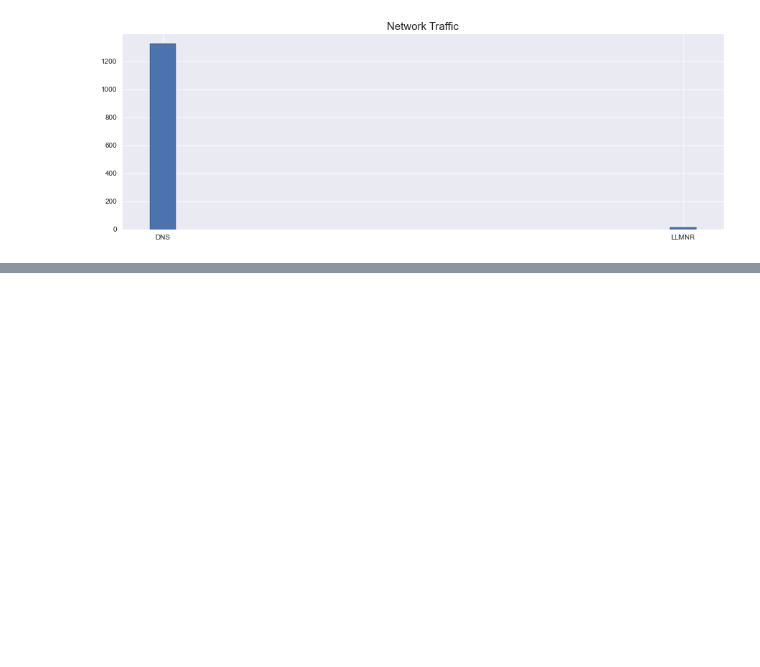
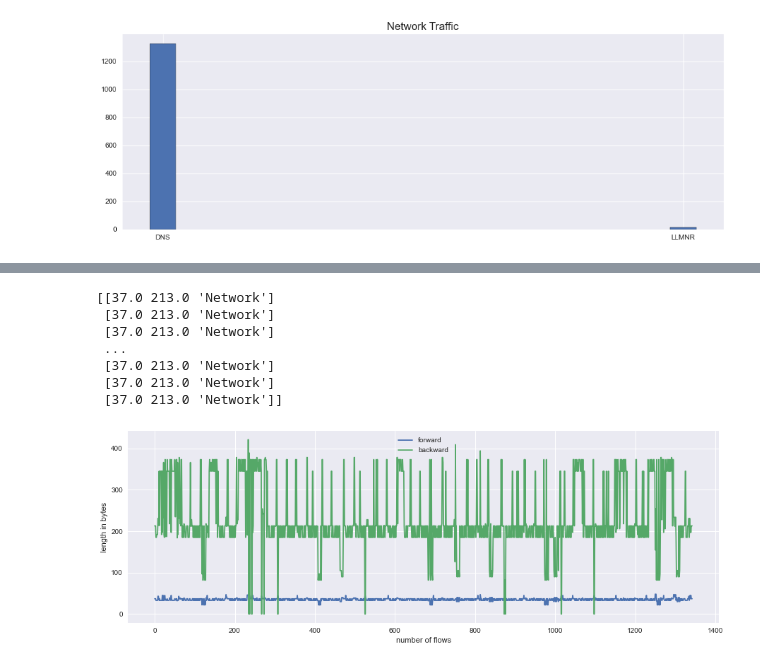
Before and after one commit to jiechengdeng/CS240-Granular-Traffic-Network-Classification, a Jupyter notebook: CS240 Project-Data Analysis.ipynb, the cells around one changed output, grey strips where cells are left out. Saved outputs shown, nothing was run; the diff lists cells and outputs as text; code cells hidden in the pictures; blank space fills up the shorter version.

```diff
--- a/CS240 Project-Data Analysis.ipynb
+++ b/CS240 Project-Data Analysis.ipynb
@@ -26,8 +26,11 @@ print("(rows,columns):",rawData.shape)
 [1716 rows x 87 columns]
 (rows,columns): (1716, 87)
 # %%
+# Get np array by columns
 X = rawData.iloc[:,:86].values
 Y = rawData.iloc[:,86].values.reshape((1716,1))
-print(X)
-print('---------------------------------------------')
-print(Y)
+
+# Total length of flow in both direction
+X_total_length_flow = np.array(rawData.loc[:,['TotLen Fwd Pkts','TotLen Bwd Pkts','Category']])
+# Category and AppProtocol
+X_category_AppProtocol = np.array(rawData.loc[:,['Category','App_protocol']])
@@ -111,0 +83,26 @@ plt.show()
+# %%
+# plot total length of forward and backward flow in network traffic
+X_network_length_flow = X_total_length_flow[np.where(X_total_length_flow[:,2] == 'Network')]
+print(X_network_length_flow)
+flow = ['forward','backward']
+
+fig, ax = plt.subplots(figsize=(15,5))
+for i in range(2):
+    plt.plot(X_network_length_flow[:,i],label= flow[i])
+
+plt.ylabel('length in bytes')
+plt.xlabel('number of flows')
+
+legend = plt.legend(loc='upper center', shadow=True)
+frame = legend.get_frame()
+frame.set_facecolor('0.90')
+plt.show()
+# %% [output]
+[[37.0 213.0 'Network']
+ [37.0 213.0 'Network']
+ [37.0 213.0 'Network']
+ ...
+ [37.0 213.0 'Network']
+ [37.0 213.0 'Network']
+ [37.0 213.0 'Network']]
+[figure, added]
```
Also changed, not shown: parts of 6 cells of this notebook, 1 other file.
